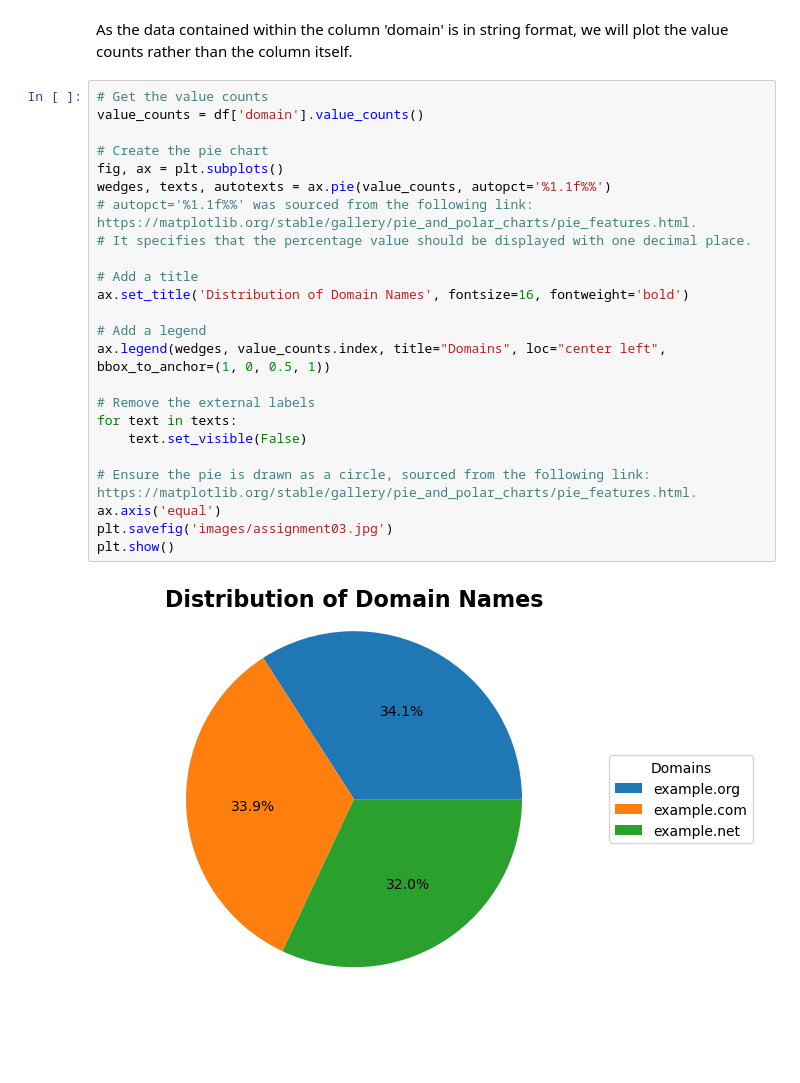
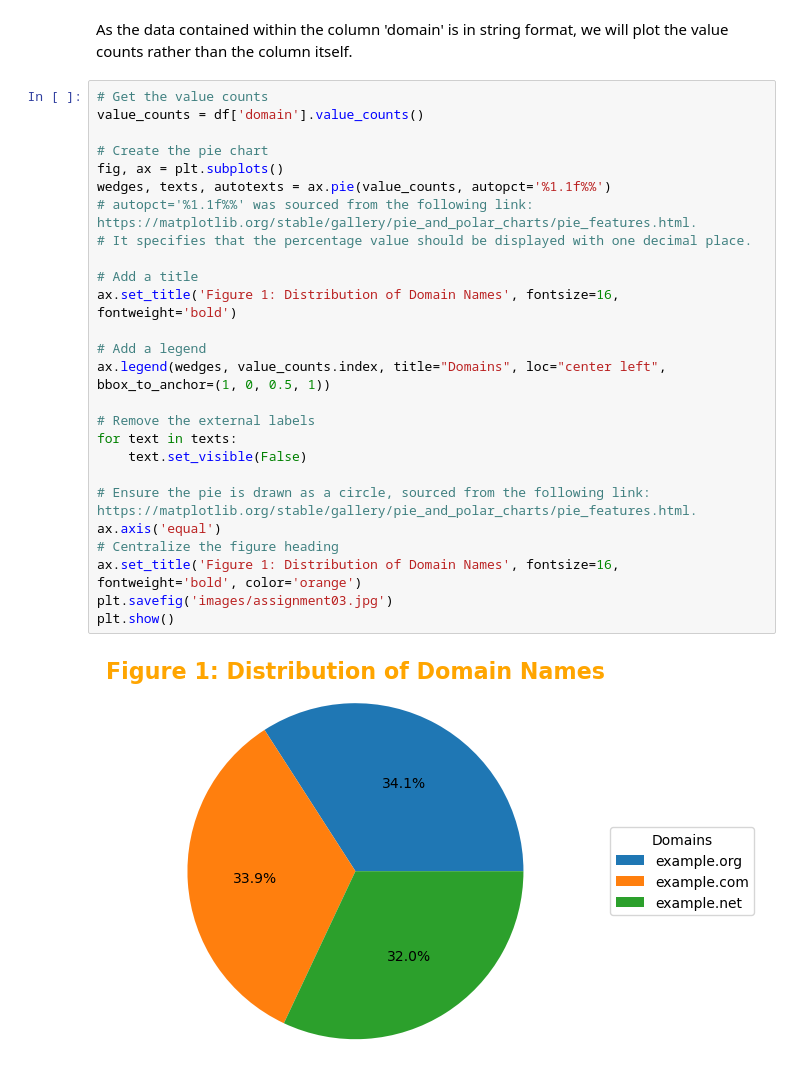
Before and after one commit to Laura6826/PFDA-assignments, a Jupyter notebook: assignment03/assignment03-pie.ipynb, the cells around one changed output. Drawn from its saved outputs; the diff is of its cells as text; blank space fills up the shorter version.

Commit message:
Updating figure title in assignment 3

```diff
--- a/assignment03/assignment03-pie.ipynb
+++ b/assignment03/assignment03-pie.ipynb
@@ -51,26 +51,28 @@ As the data contained within the column 'domain' is in string format, we will pl
 # %%
 # Get the value counts
 value_counts = df['domain'].value_counts()
 
 # Create the pie chart
 fig, ax = plt.subplots()
 wedges, texts, autotexts = ax.pie(value_counts, autopct='%1.1f%%')
 # autopct='%1.1f%%' was sourced from the following link: https://matplotlib.org/stable/gallery/pie_and_polar_charts/pie_features.html.
 # It specifies that the percentage value should be displayed with one decimal place.
 
 # Add a title
-ax.set_title('Distribution of Domain Names', fontsize=16, fontweight='bold')
+ax.set_title('Figure 1: Distribution of Domain Names', fontsize=16, fontweight='bold')
 
 # Add a legend
 ax.legend(wedges, value_counts.index, title="Domains", loc="center left", bbox_to_anchor=(1, 0, 0.5, 1))
 
 # Remove the external labels
 for text in texts:
     text.set_visible(False)
 
 # Ensure the pie is drawn as a circle, sourced from the following link: https://matplotlib.org/stable/gallery/pie_and_polar_charts/pie_features.html.
 ax.axis('equal')
+# Centralize the figure heading
+ax.set_title('Figure 1: Distribution of Domain Names', fontsize=16, fontweight='bold', color='orange')
 plt.savefig('images/assignment03.jpg')
 plt.show()
 # %% [output]
-[figure, old version]
+[figure, new version]
```
Also changed, not shown: 2 other files.
